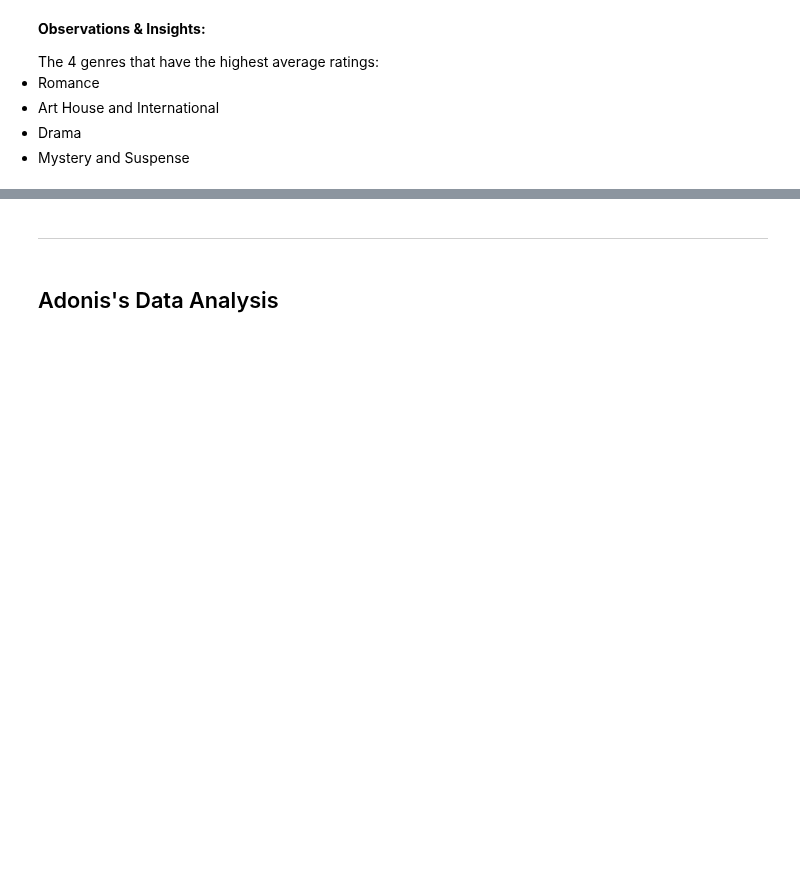
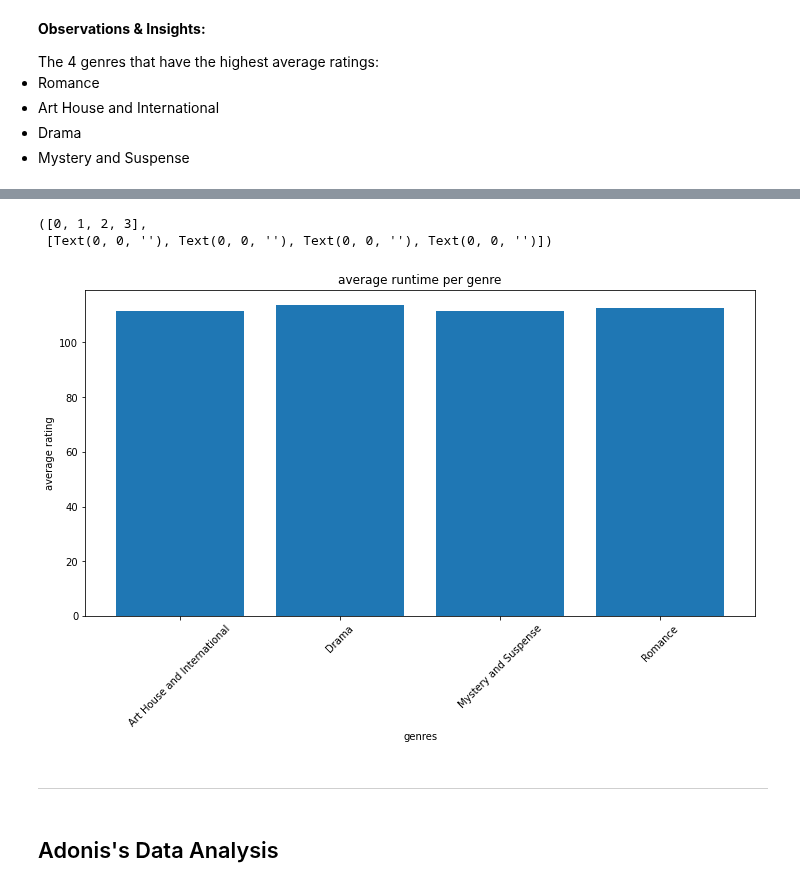
Before and after one commit to alpacanonymous/project1, a Jupyter notebook: final_notebook.ipynb, the cells around one changed output, grey strips where cells are left out. Cells and saved outputs as stored; diff of their text form; code cells hidden in the pictures; blank space fills up the shorter version.

```diff
--- a/final_notebook.ipynb
+++ b/final_notebook.ipynb
@@ -208,0 +344,4 @@ new_rt_movie_info.head()
+# %%
+# first step in splitting the genres of each row into separate rows for each genre of each movie:
+# we are creating a list out of each genres string such as this: 'Action and Adventure|Classics|Drama'
+merged_datasets['genres']=merged_datasets['genres'].str.split('|')
@@ -277,12 +627,16 @@ avg_runtime_high_rating_genres
 # %%
-fig, ax22 = plt.subplots(figsize = (12,6))
-x22 = avg_runtime_high_rating_genres['genres']
-y22 = avg_runtime_high_rating_genres['mean_runtime']
-ax22.bar(x2,y2)
-ax22.set_title('average runtime per genre')
-ax22.set_xlabel('genres')
-ax22.set_ylabel('average rating')
-plt.xticks(rotation = 45);
+fig, ax2 = plt.subplots(figsize = (12,6))
+x2 = avg_runtime_high_rating_genres['genres']
+y2 = avg_runtime_high_rating_genres['mean_runtime']
+ax2.bar(x2,y2)
+ax2.set_title('average runtime per genre')
+ax2.set_xlabel('genres')
+ax2.set_ylabel('average rating')
+plt.xticks(rotation = 45)
+# %% [output]
+([0, 1, 2, 3],
+ [Text(0, 0, ''), Text(0, 0, ''), Text(0, 0, ''), Text(0, 0, '')])
+[figure, added]
 # %% [markdown]
 ----
 # %% [markdown]
```
Also changed, not shown: parts of 63 cells of this notebook.
